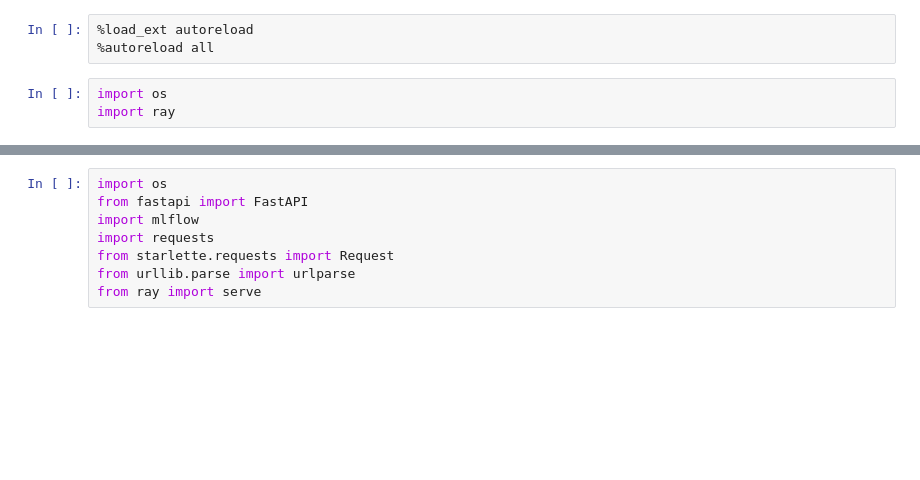
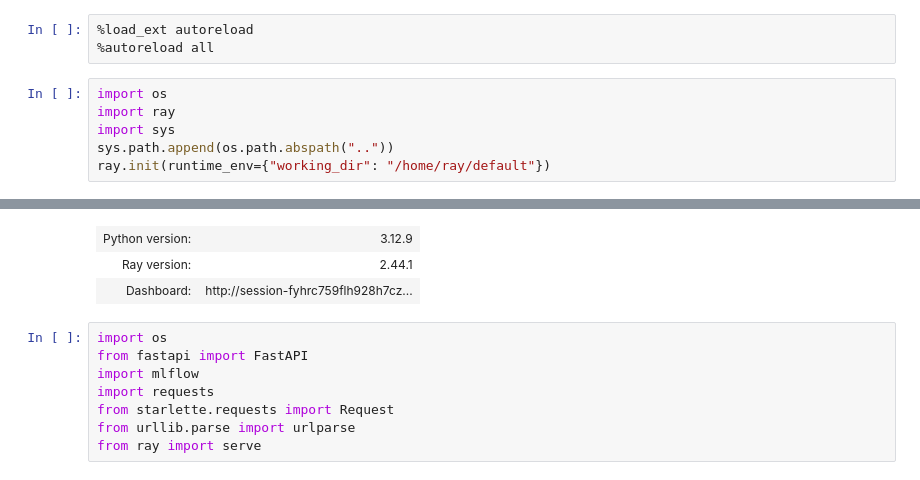
Before and after one commit to anyscale/foundational-ray-app, a Jupyter notebook: notebooks/03-Online-Serving.ipynb, the cells around one changed output, grey strips where cells are left out. Cells and saved outputs as stored; diff of their text form; blank space fills up the shorter version.

```diff
--- a/03-Online-Serving.ipynb
+++ b/notebooks/03-Online-Serving.ipynb
@@ -27,6 +27,10 @@ In this tutorial, we'll launch an online service that will:
 # %%
 %load_ext autoreload
 %autoreload all
-# %%
-import os
-import ray
+# %%
+import os
+import ray
+import sys
+sys.path.append(os.path.abspath(".."))
+ray.init(runtime_env={"working_dir": "/home/ray/default"})
+# %% [output]
@@ -33,3 +42,6 @@ import ray
+| Python version: | 3.12.9 |
+| Ray version: | 2.44.1 |
+| Dashboard: | http://session-fyhrc759flh928h7cz... |
 # %%
 import os
 from fastapi import FastAPI
```
Also changed, not shown: parts of 6 cells of this notebook, 2 other files.
